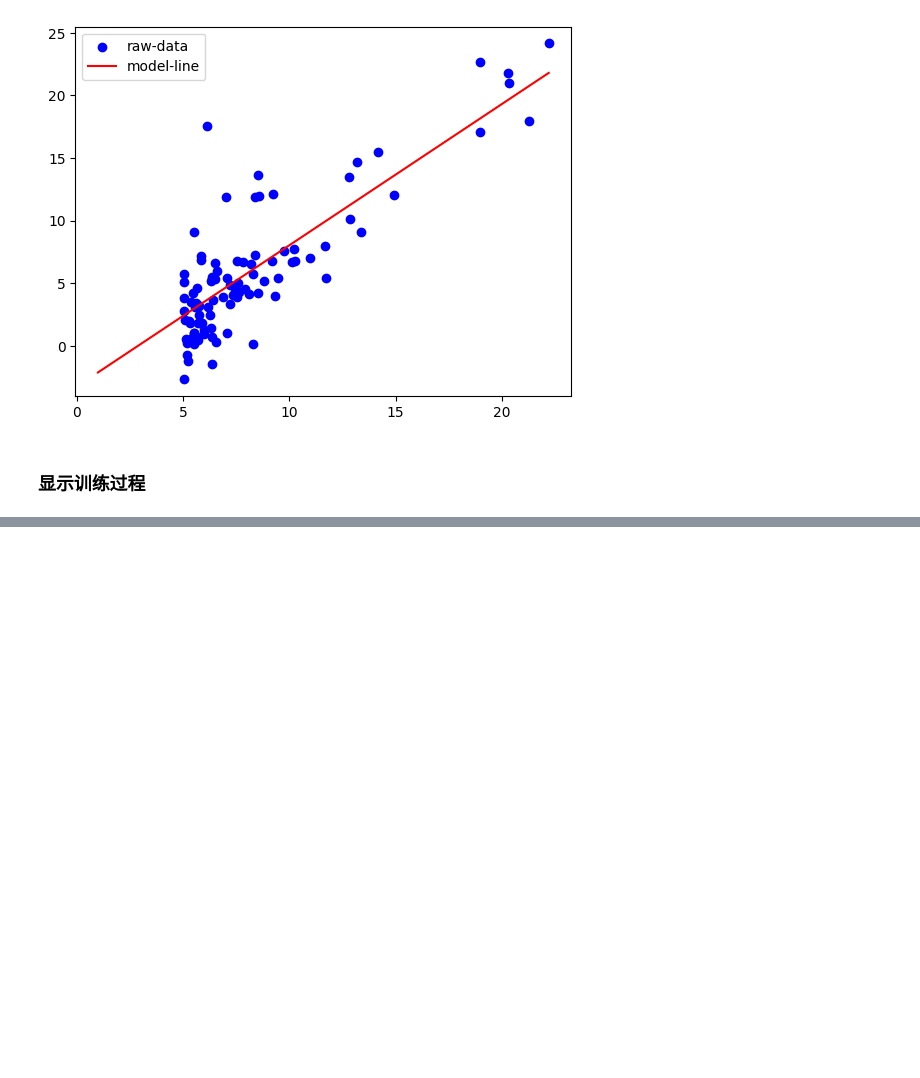
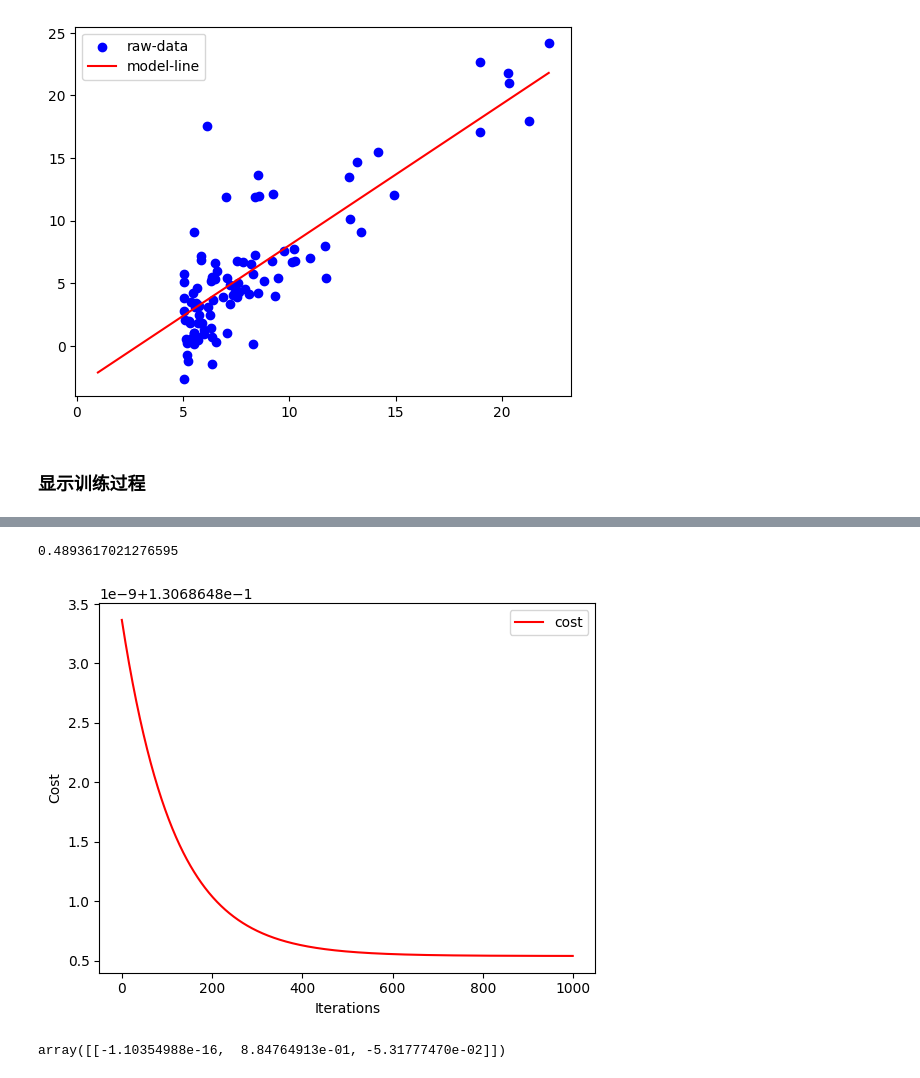
Before and after one commit to Caojianfa/Coursera-ML-AndrewNg-Notes, a Jupyter notebook: code/ex1-linear regression/ex1.ipynb, the cells around one changed output, grey strips where cells are left out. Drawn from its saved outputs; the diff is of its cells as text; code cells hidden in the pictures; blank space fills up the shorter version.

```diff
--- a/code/ex1-linear regression/ex1.ipynb
+++ b/code/ex1-linear regression/ex1.ipynb
@@ -145,0 +146,3 @@ array([[ 8.10971156e-07, -8.13242653e-08],
+# %%
+df = pd.read_csv("ex1data2.txt", header=None, names=["area", "bedrooms", "price"])
+df.head()
@@ -145,0 +156,3 @@ array([[ 8.10971156e-07, -8.13242653e-08],
+# %%
+normalized_data = (df - df.mean()) / df.std()
+normalized_data.head()
@@ -145,0 +166,24 @@ array([[ 8.10971156e-07, -8.13242653e-08],
+# %%
+x2 = normalized_data[["area", "bedrooms"]].to_numpy()
+x2 = np.insert(x2, 0, 1, axis=1)
+y2 = np.array(normalized_data["price"]).reshape(-1, 1)
+theta2 = np.zeros((1, x2.shape[1]))
+# %%
+computeCost(x2, y2, theta2)
+# %% [output]
+0.4893617021276595
+# %%
+theta2, cost2, delta2 = gradient_descent(x2, y2, theta2, alpha, iterations)
+
+iters = np.arange(iterations)
+plt.plot(iters, cost2, label="cost", color="r")
+
+plt.xlabel("Iterations")
+plt.ylabel("Cost")
+plt.legend()
+
+plt.show()
+theta2
+# %% [output]
+[figure, added]
+array([[-1.10354988e-16,  8.84764913e-01, -5.31777470e-02]])
```
Also changed, not shown: parts of 19 cells of this notebook, 3 other files.
